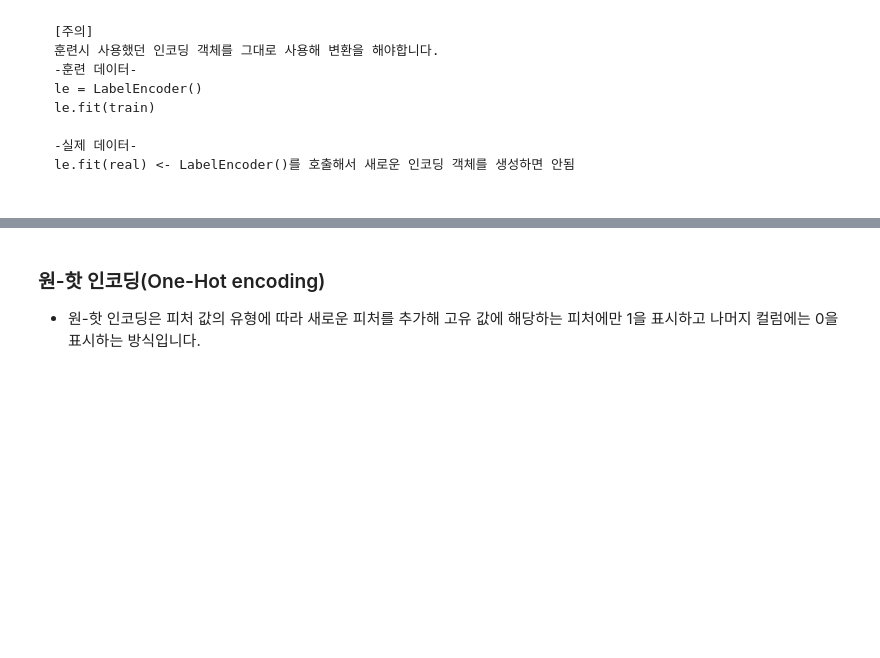
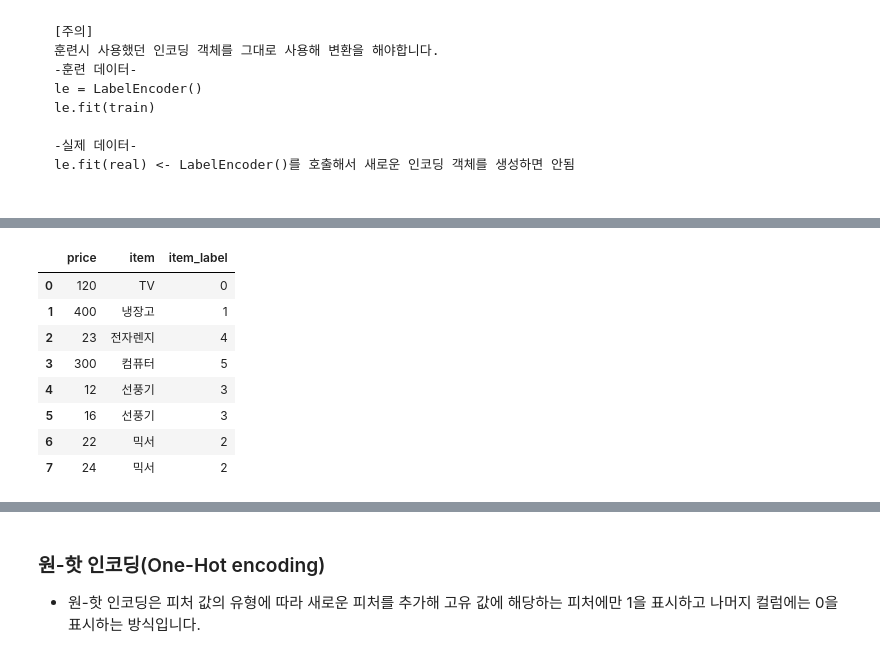
Before and after one commit to yejuPark/ML, a Jupyter notebook: class/1일차/1.머신러닝/01.전처리/3-1.인코딩.ipynb, the cells around one changed output, grey strips where cells are left out. Cells and saved outputs as stored; diff of their text form; code cells hidden in the pictures; blank space fills up the shorter version.

Commit message:
label encoding

```diff
--- a/class/1일차/1.머신러닝/01.전처리/3-1.인코딩.ipynb
+++ b/class/1일차/1.머신러닝/01.전처리/3-1.인코딩.ipynb
@@ -52,3 +95,19 @@ train_df.head()
+# %%
+# 훈련데이터 라벨 인코딩
+
+le = LabelEncoder()
+train_df['item_label'] = train_df[['item']].apply(le.fit_transform)
+train_df
+# %% [output]
+|  | price | item | item_label |
+| 0 | 120 | TV | 0 |
+| 1 | 400 | 냉장고 | 1 |
+| 2 | 23 | 전자렌지 | 4 |
+| 3 | 300 | 컴퓨터 | 5 |
+| 4 | 12 | 선풍기 | 3 |
+| 5 | 16 | 선풍기 | 3 |
+| 6 | 22 | 믹서 | 2 |
+| 7 | 24 | 믹서 | 2 |
 # %%
 real_df = pd.DataFrame({'item':['TV','냉장고','전자렌지'] })
 real_df
```
Also changed, not shown: parts of 8 cells of this notebook.
